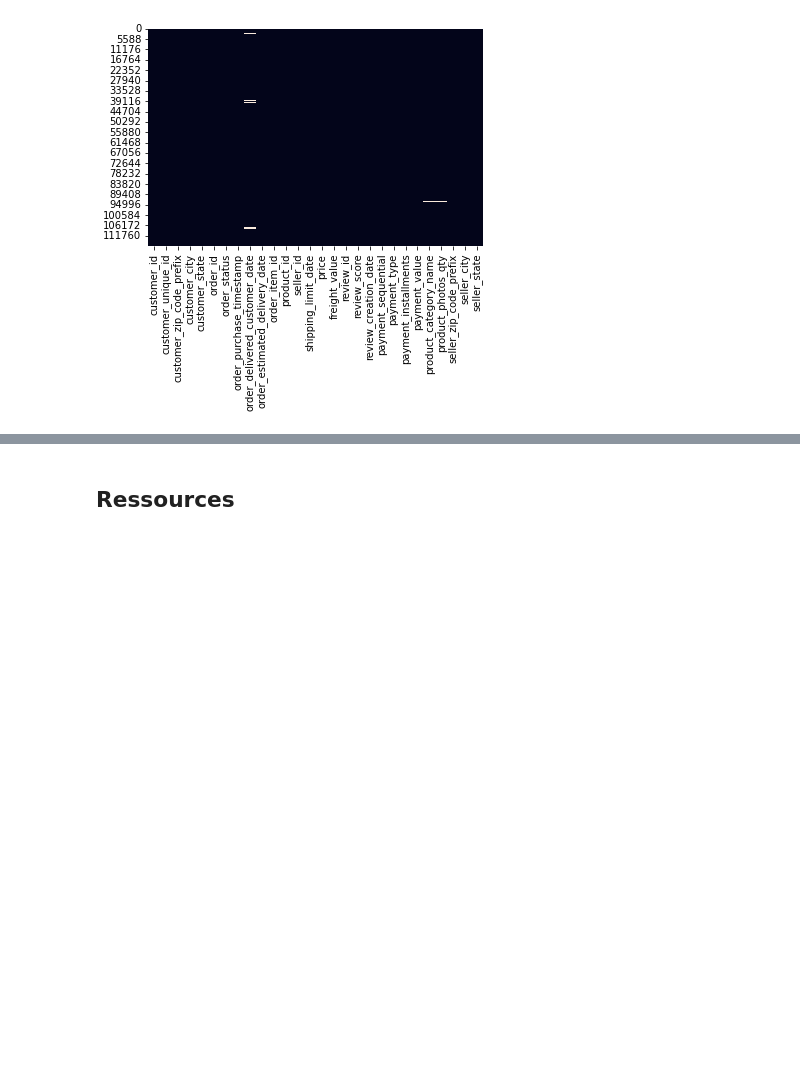
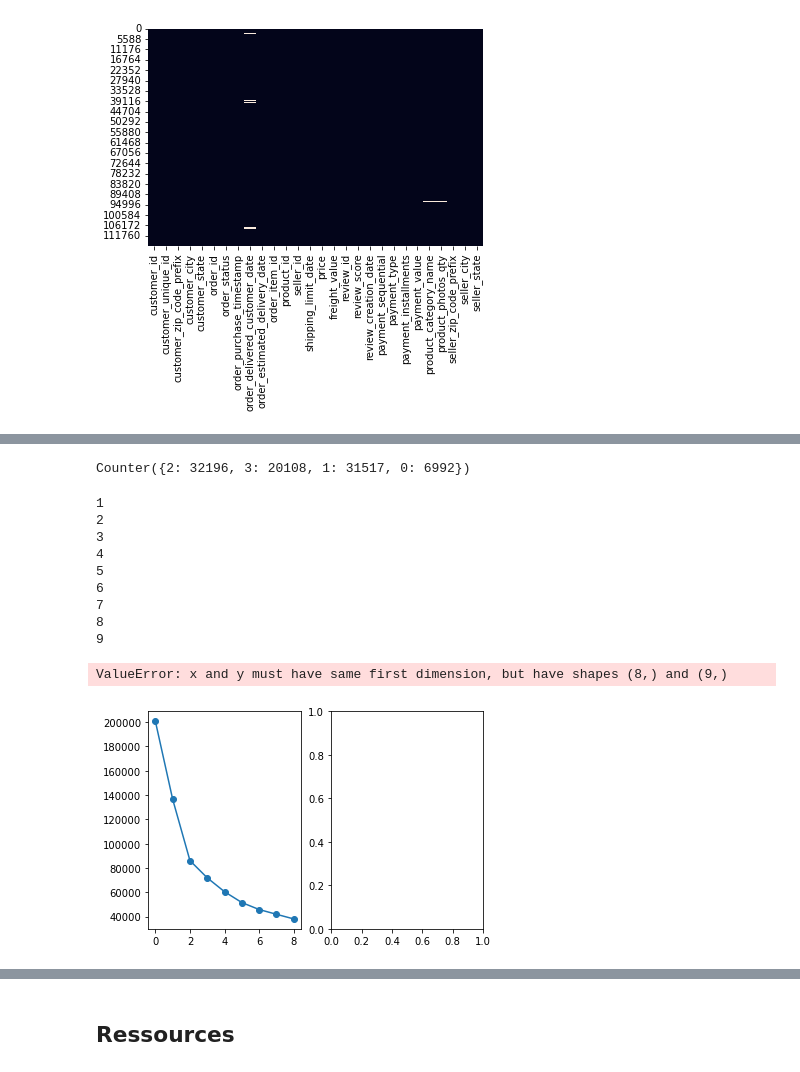
Before and after one commit to ibrahim-sayhan/clustring, a Jupyter notebook: ProjetAI2_ClusteringForLubmarine.ipynb, the cells around one changed output, grey strips where cells are left out. Drawn from its saved outputs; the diff is of its cells as text; code cells hidden in the pictures; blank space fills up the shorter version.

```diff
--- a/ProjetAI2_ClusteringForLubmarine.ipynb
+++ b/ProjetAI2_ClusteringForLubmarine.ipynb
@@ -446,0 +452,32 @@ df[df.customer_unique_id == '8d50f5eadf50201ccdcedfb9e2ac8455']['total_pay'].sum
+# %%
+# K means clustering for RFM
+k_means = KMeans(n_clusters=4, max_iter=50)
+k_means.fit(pd_rfm_scaled)
+Counter(k_means.labels_)
+# %% [output]
+Counter({2: 32196, 3: 20108, 1: 31517, 0: 6992})
+# %%
+ssd = []
+sscores = []
+for i in range(1,10):
+    print(i)
+    k_means = KMeans(n_clusters=i+1, max_iter=50).fit(pd_rfm_scaled)
+    cluster_labels = k_means.labels_
+    # silhouette score
+    silhouette_avg = silhouette_score(pd_rfm_scaled, cluster_labels)
+    ssd.append(k_means.inertia_)
+    sscores.append(silhouette_avg)
+
+# inertia : Sum of squared distances of samples to their closest cluster center, weighted by the sample weights if provided.
+# %% [output]
+1
+2
+3
+4
+5
+6
+7
+8
+9
+ValueError: x and y must have same first dimension, but have shapes (8,) and (9,)
+[figure, added]
```
Also changed, not shown: parts of 18 cells of this notebook.
